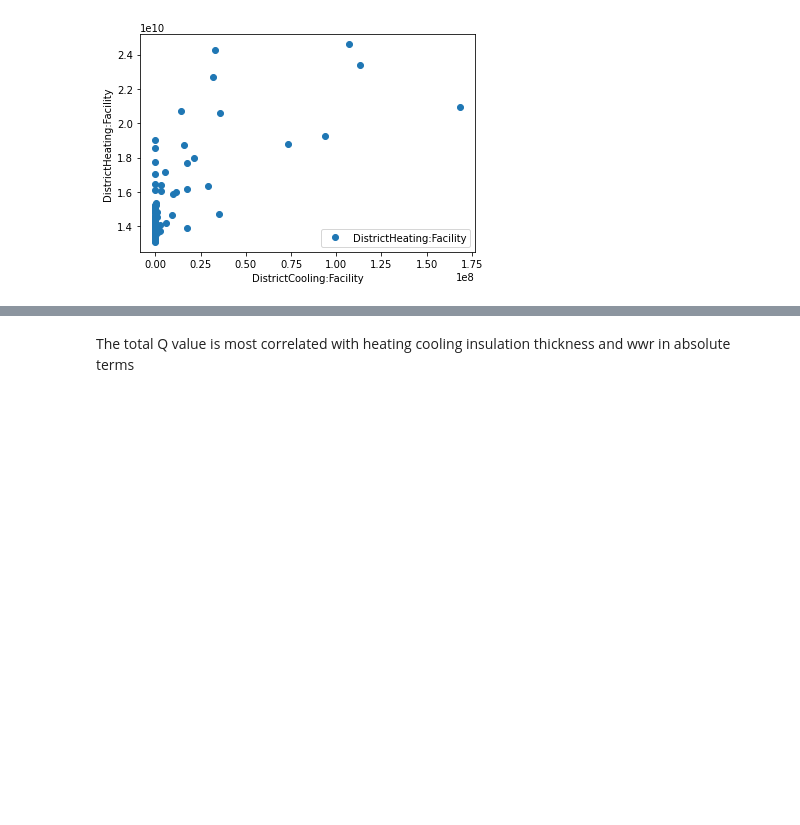
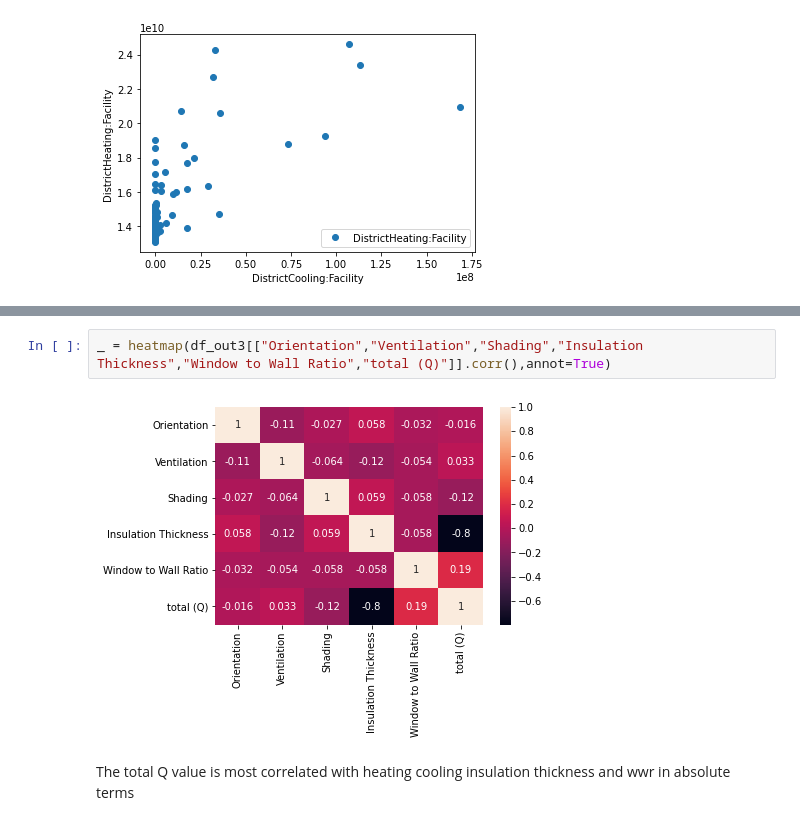
Before and after one commit to Cyrusss-D/ict4building, a Jupyter notebook: Optimization/optimization.ipynb, the cells around one changed output, grey strips where cells are left out. Cells and saved outputs as stored; diff of their text form; blank space fills up the shorter version.

```diff
--- a/Optimization/optimization.ipynb
+++ b/Optimization/optimization.ipynb
@@ -145,3 +194,7 @@ _ = heatmap(df_out1.corr())
+# %%
+_ = heatmap(df_out3[["Orientation","Ventilation","Shading","Insulation Thickness","Window to Wall Ratio","total (Q)"]].corr(),annot=True)
+# %% [output]
+[figure, added]
 # %% [markdown]
 The total Q value is most correlated with heating cooling insulation thickness and wwr in absolute terms
 # %%
```
Also changed, not shown: parts of 14 cells of this notebook, 10 other files.
